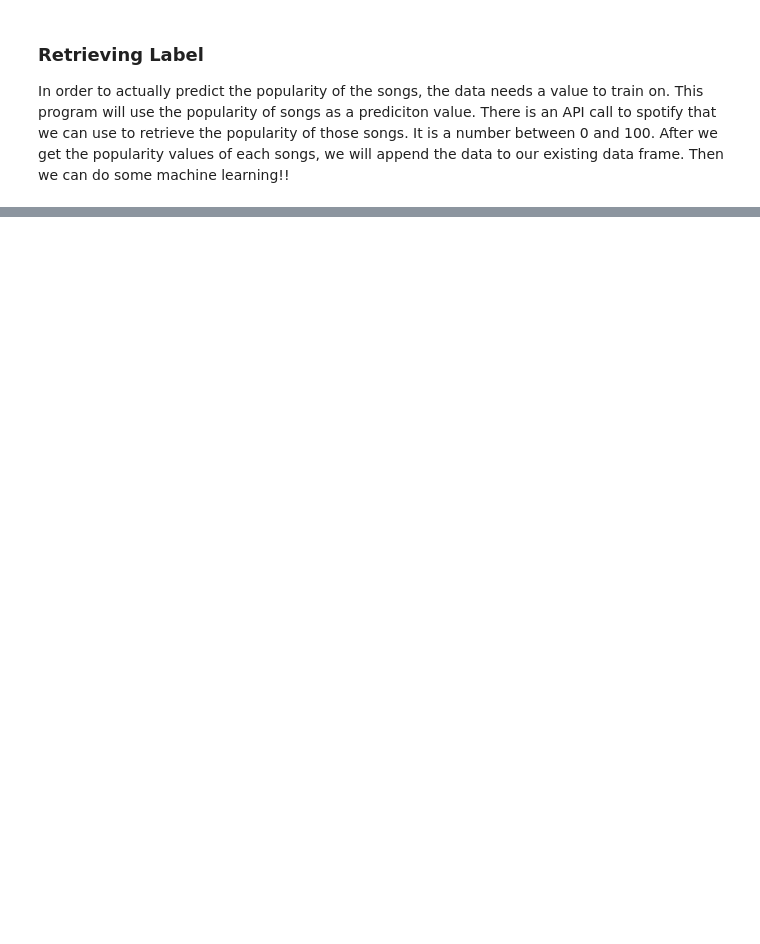
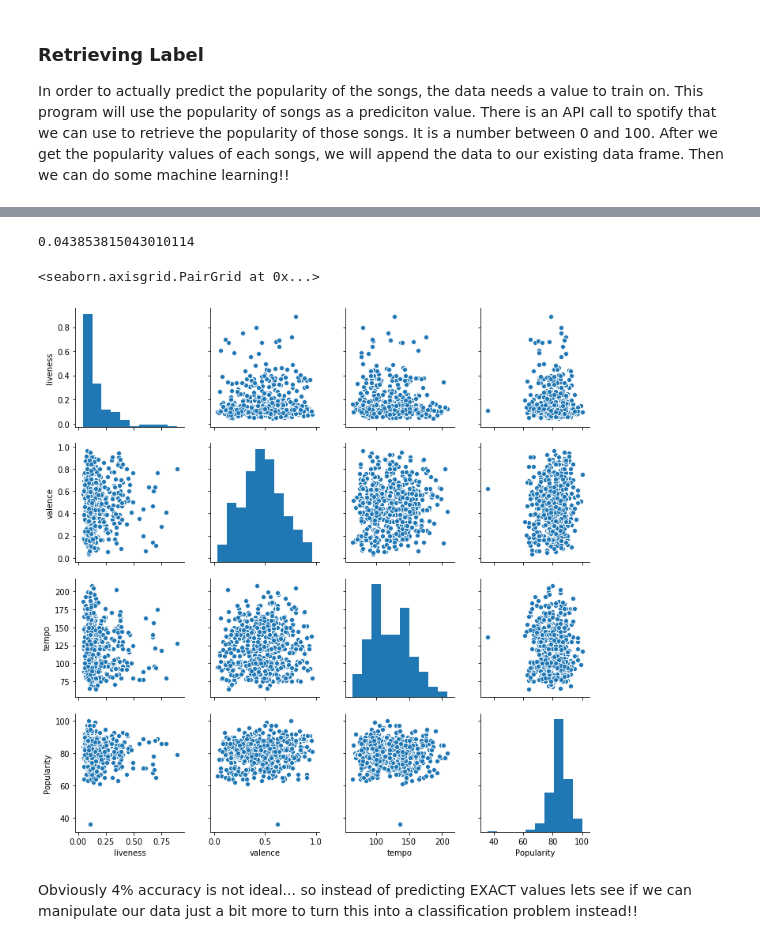
Before and after one commit to ISUData-Science-Club/Spotify_Project, a Jupyter notebook: spotify_Project/python/Spotify_Project.ipynb, the cells around one changed output, grey strips where cells are left out. Cells and saved outputs as stored; diff of their text form; code cells hidden in the pictures; blank space fills up the shorter version.

```diff
--- a/spotify_Project/python/Spotify_Project.ipynb
+++ b/spotify_Project/python/Spotify_Project.ipynb
@@ -250,2 +216,10 @@ DF.to_csv('allSongsLabeled.csv')
+# %%
+#DF.to_csv('allSongsLabeled.csv')
+DF = pd.read_csv('allSongsLabeled.csv')
 # %%
 columns = ['danceability','energy','key','loudness','mode','speechiness','acousticness','instrumentalness','liveness','valence','tempo']
+# %%
+# Build the new DataFrame with the values we are looking for
+DF2 = DF[columns] # get the numerical columns
+DF2['Popularity'] = DF['Popularity'] # slap our prediction column on the DataFrame
+DF2
@@ -251,0 +251,15 @@ columns = ['danceability','energy','key','loudness','mode','speechiness','acoust
+# %%
+# perform a variation of Linear Regression on Data
+from sklearn.linear_model import Ridge
+ridge = Ridge()
+ridge.fit(X_train,y_train)
+ridge.score(X_test,y_test)
+# %% [output]
+0.043853815043010114
+# %%
+sns.pairplot(DF2.iloc[:,8:])
+# %% [output]
+<seaborn.axisgrid.PairGrid at 0x...>
+[figure, added]
+# %% [markdown]
+Obviously 4% accuracy is not ideal... so instead of predicting EXACT values lets see if we can manipulate our data just a bit more to turn this into a classification problem instead!!
```
Also changed, not shown: parts of 22 cells of this notebook, 2 other files.
